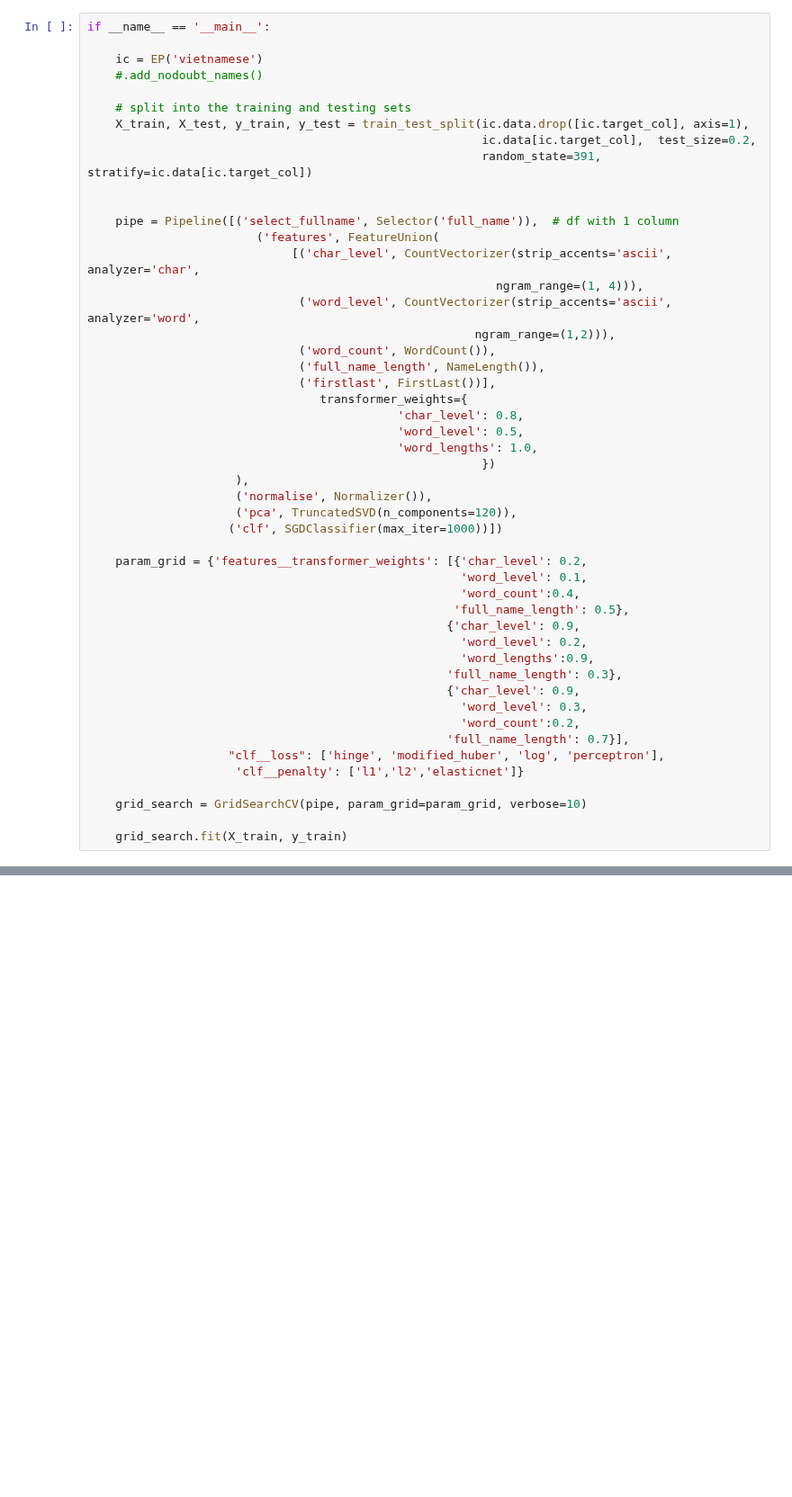
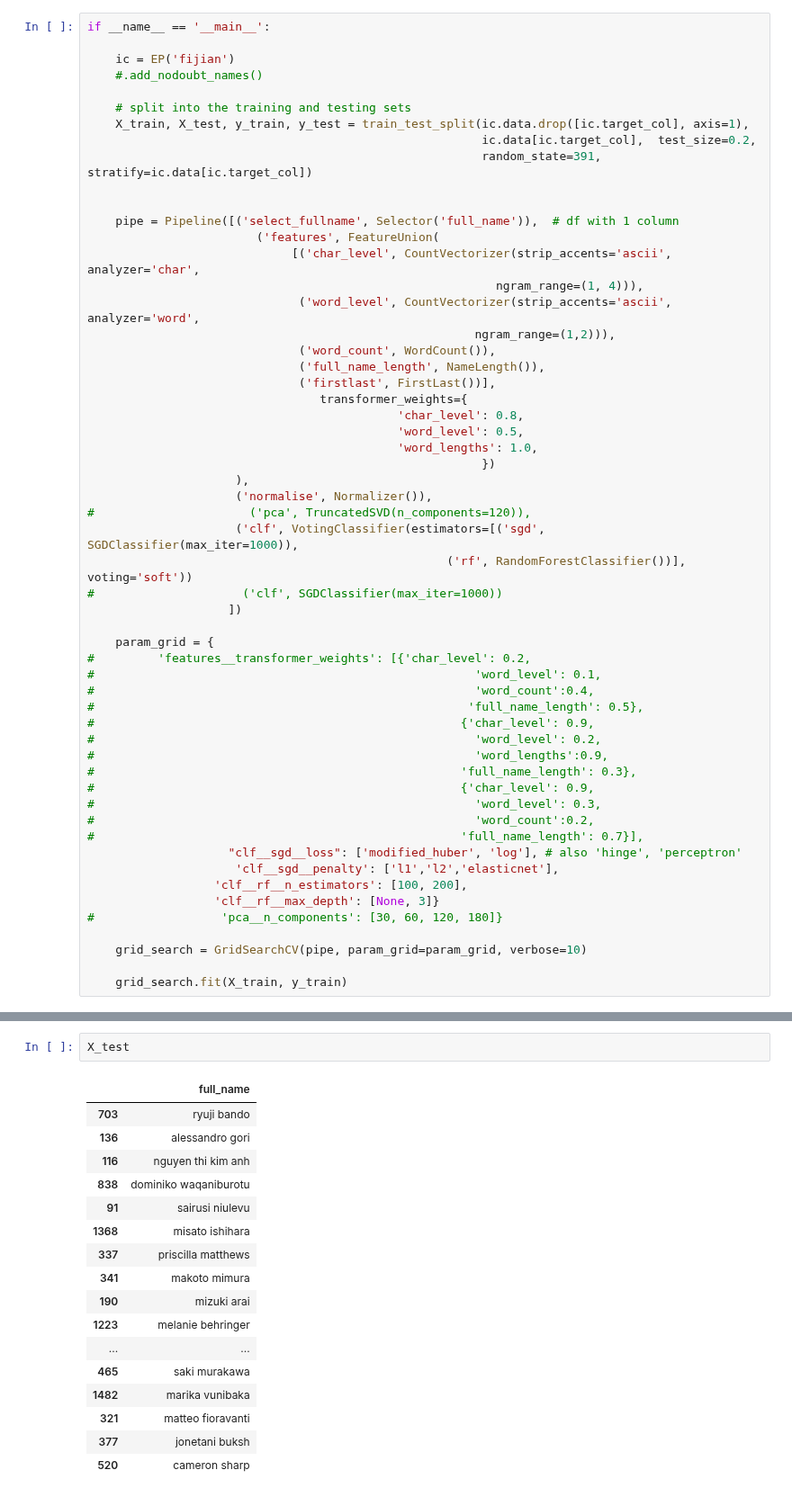
Before and after one commit to eeghor/ethnicity_detector, a Jupyter notebook: ip-classifier.ipynb, the cells around one changed output, grey strips where cells are left out. Shown at 90% size. Drawn from its saved outputs; the diff is of its cells as text; blank space fills up the shorter version.

```diff
--- a/ip-classifier.ipynb
+++ b/ip-classifier.ipynb
@@ -101,7 +104,7 @@ class FirstLast(BaseEstimator, TransformerMixin):
 # %%
 if __name__ == '__main__':
 
-    ic = EP('vietnamese')
+    ic = EP('fijian')
     #.add_nodoubt_names()
 
     # split into the training and testing sets
@@ -126,23 +129,30 @@ if __name__ == '__main__':
                                                         })
                      ),
                      ('normalise', Normalizer()),
-                     ('pca', TruncatedSVD(n_components=120)),
-                    ('clf', SGDClassifier(max_iter=1000))])
+#                      ('pca', TruncatedSVD(n_components=120)),
+                     ('clf', VotingClassifier(estimators=[('sgd', SGDClassifier(max_iter=1000)),
+                                                   ('rf', RandomForestClassifier())], voting='soft'))
+#                     ('clf', SGDClassifier(max_iter=1000))
+                    ])
 
-    param_grid = {'features__transformer_weights': [{'char_level': 0.2,
-                                                     'word_level': 0.1,
-                                                     'word_count':0.4,
-                                                    'full_name_length': 0.5},
-                                                   {'char_level': 0.9,
-                                                     'word_level': 0.2,
-                                                     'word_lengths':0.9,
-                                                   'full_name_length': 0.3},
-                                                   {'char_level': 0.9,
-                                                     'word_level': 0.3,
-                                                     'word_count':0.2,
-                                                   'full_name_length': 0.7}],
-                    "clf__loss": ['hinge', 'modified_huber', 'log', 'perceptron'],
-                     'clf__penalty': ['l1','l2','elasticnet']}
+    param_grid = {
+#         'features__transformer_weights': [{'char_level': 0.2,
+#                                                      'word_level': 0.1,
+#                                                      'word_count':0.4,
+#                                                     'full_name_length': 0.5},
+#                                                    {'char_level': 0.9,
+#                                                      'word_level': 0.2,
+#                                                      'word_lengths':0.9,
+#                                                    'full_name_length': 0.3},
+#                                                    {'char_level': 0.9,
+#                                                      'word_level': 0.3,
+#                                                      'word_count':0.2,
+#                                                    'full_name_length': 0.7}],
+                    "clf__sgd__loss": ['modified_huber', 'log'], # also 'hinge', 'perceptron'
+                     'clf__sgd__penalty': ['l1','l2','elasticnet'],
+                  'clf__rf__n_estimators': [100, 200],
+                  'clf__rf__max_depth': [None, 3]}
+#                  'pca__n_components': [30, 60, 120, 180]}
 
     grid_search = GridSearchCV(pipe, param_grid=param_grid, verbose=10)
 
@@ -217,0 +247,20 @@ grid_search.best_params_
+# %%
+X_test
+# %% [output]
+|  | full_name |
+| 703 | ryuji bando |
+| 136 | alessandro gori |
+| 116 | nguyen thi kim anh |
+| 838 | dominiko waqaniburotu |
+| 91 | sairusi niulevu |
+| 1368 | misato ishihara |
+| 337 | priscilla matthews |
+| 341 | makoto mimura |
+| 190 | mizuki arai |
+| 1223 | melanie behringer |
+| ... | ... |
+| 465 | saki murakawa |
+| 1482 | marika vunibaka |
+| 321 | matteo fioravanti |
+| 377 | jonetani buksh |
+| 520 | cameron sharp |
```
Also changed, not shown: parts of 9 cells of this notebook.
